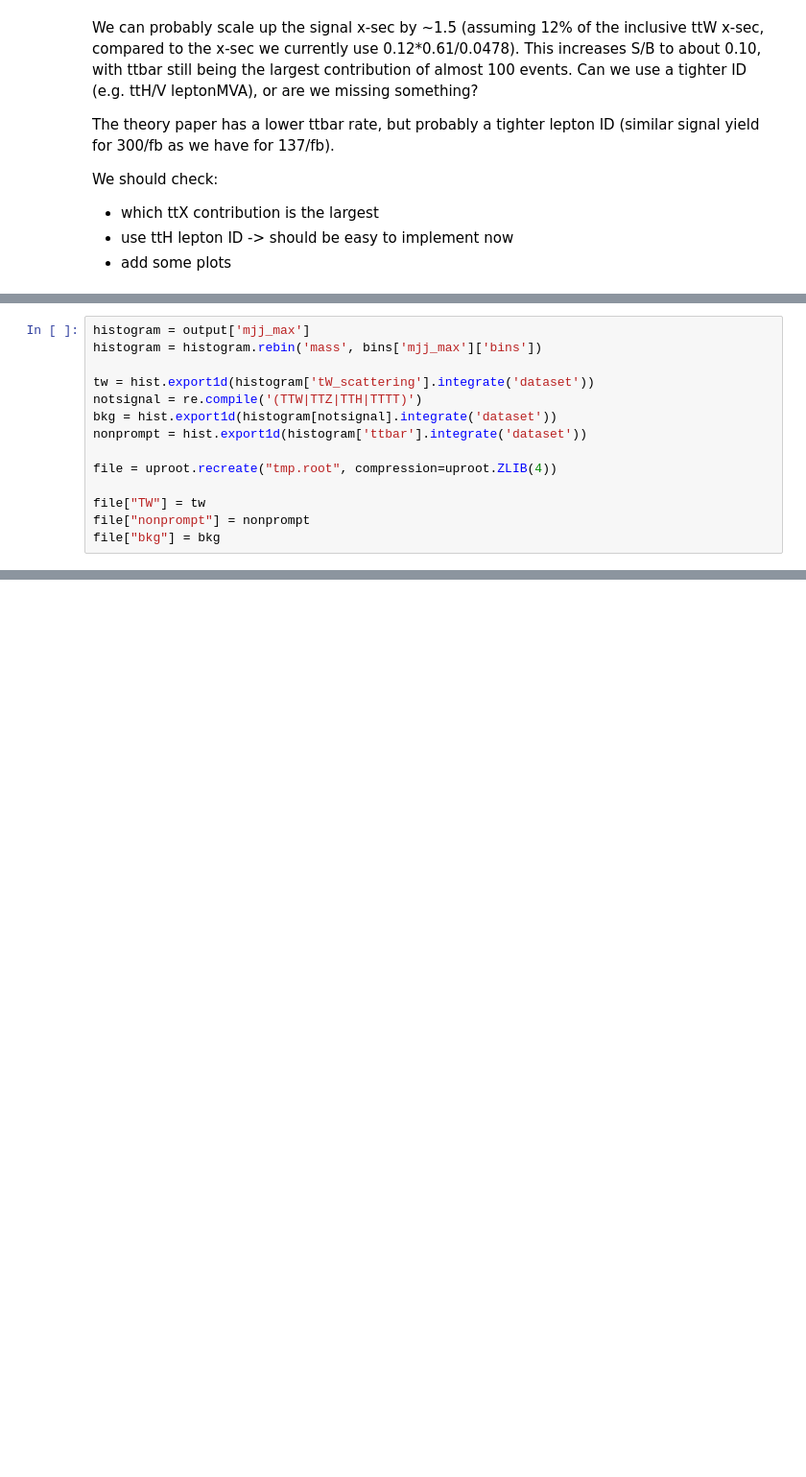
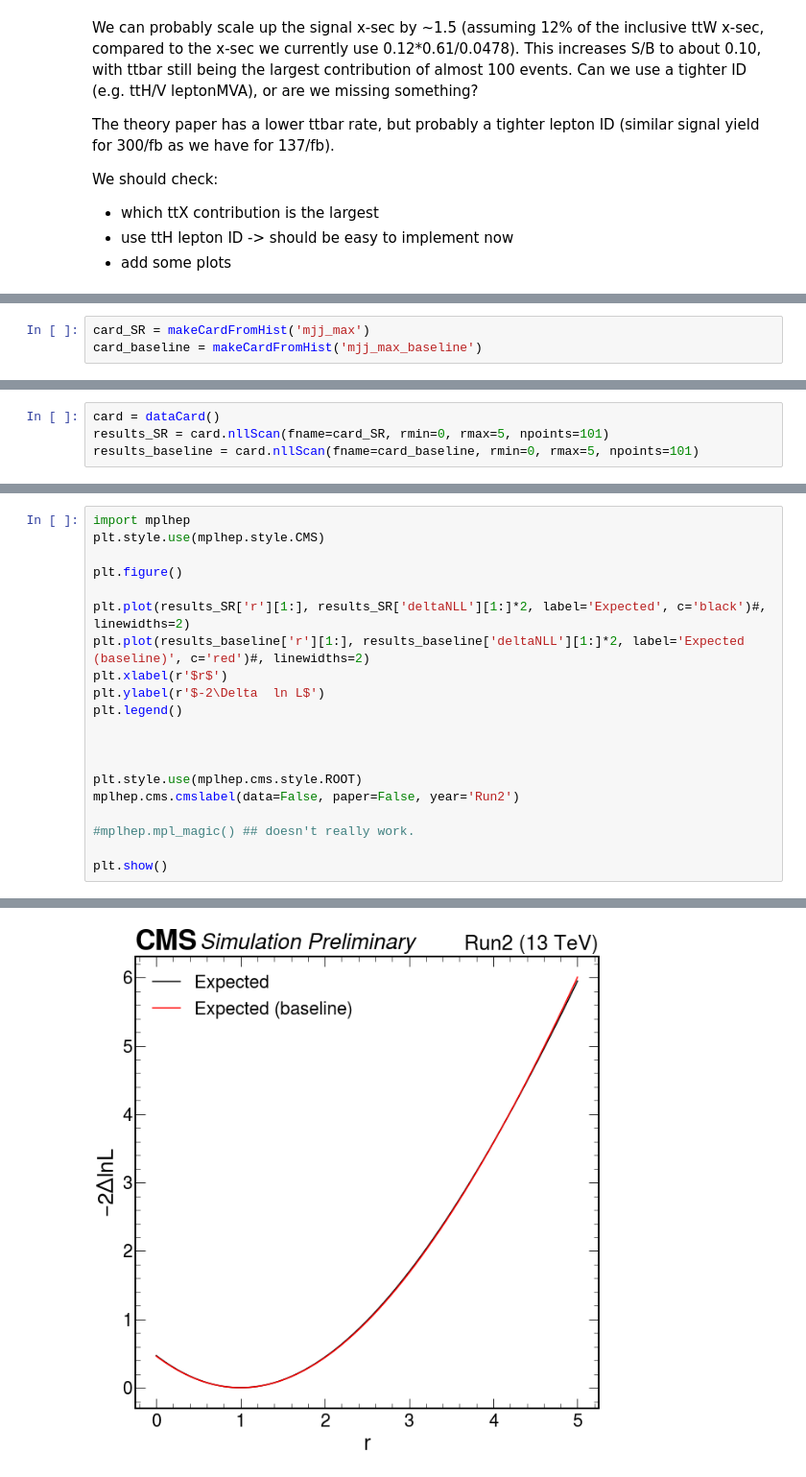
Before and after one commit to mirandabryson/tW_scattering, a Jupyter notebook: processor/strong_tW.ipynb, the cells around one changed output, grey strips where cells are left out. Shown at 96% size. Saved outputs shown, nothing was run; the diff lists cells and outputs as text; blank space fills up the shorter version.

```diff
--- a/processor/strong_tW.ipynb
+++ b/processor/strong_tW.ipynb
@@ -446,14 +460,0 @@ if True:
-# %%
-histogram = output['mjj_max']
-histogram = histogram.rebin('mass', bins['mjj_max']['bins'])
-
-tw = hist.export1d(histogram['tW_scattering'].integrate('dataset'))
-notsignal = re.compile('(TTW|TTZ|TTH|TTTT)')
-bkg = hist.export1d(histogram[notsignal].integrate('dataset'))
-nonprompt = hist.export1d(histogram['ttbar'].integrate('dataset'))
-
-file = uproot.recreate("tmp.root", compression=uproot.ZLIB(4))
-
-file["TW"] = tw
-file["nonprompt"] = nonprompt
-file["bkg"] = bkg
@@ -465,0 +529,3 @@ histogram['ttbar'].integrate('dataset').values(overflow='all')[()].sum()
+# %%
+card_SR = makeCardFromHist('mjj_max')
+card_baseline = makeCardFromHist('mjj_max_baseline')
@@ -465,0 +541,4 @@ histogram['ttbar'].integrate('dataset').values(overflow='all')[()].sum()
+# %%
+card = dataCard()
+results_SR = card.nllScan(fname=card_SR, rmin=0, rmax=5, npoints=101)
+results_baseline = card.nllScan(fname=card_baseline, rmin=0, rmax=5, npoints=101)
@@ -465,0 +548,21 @@ histogram['ttbar'].integrate('dataset').values(overflow='all')[()].sum()
+# %%
+import mplhep
+plt.style.use(mplhep.style.CMS)
+
+plt.figure()
+
+plt.plot(results_SR['r'][1:], results_SR['deltaNLL'][1:]*2, label='Expected', c='black')#, linewidths=2)
+plt.plot(results_baseline['r'][1:], results_baseline['deltaNLL'][1:]*2, label='Expected (baseline)', c='red')#, linewidths=2)
+plt.xlabel(r'$r$')
+plt.ylabel(r'$-2\Delta  ln L$')
+plt.legend()
+
+
+
+plt.style.use(mplhep.cms.style.ROOT)
+mplhep.cms.cmslabel(data=False, paper=False, year='Run2')
+
+#mplhep.mpl_magic() ## doesn't really work.
+
+plt.show()
+# %% [output]
@@ -465,0 +570 @@ histogram['ttbar'].integrate('dataset').values(overflow='all')[()].sum()
+[figure, added]
```
Also changed, not shown: parts of 13 cells of this notebook, 2 other files.
